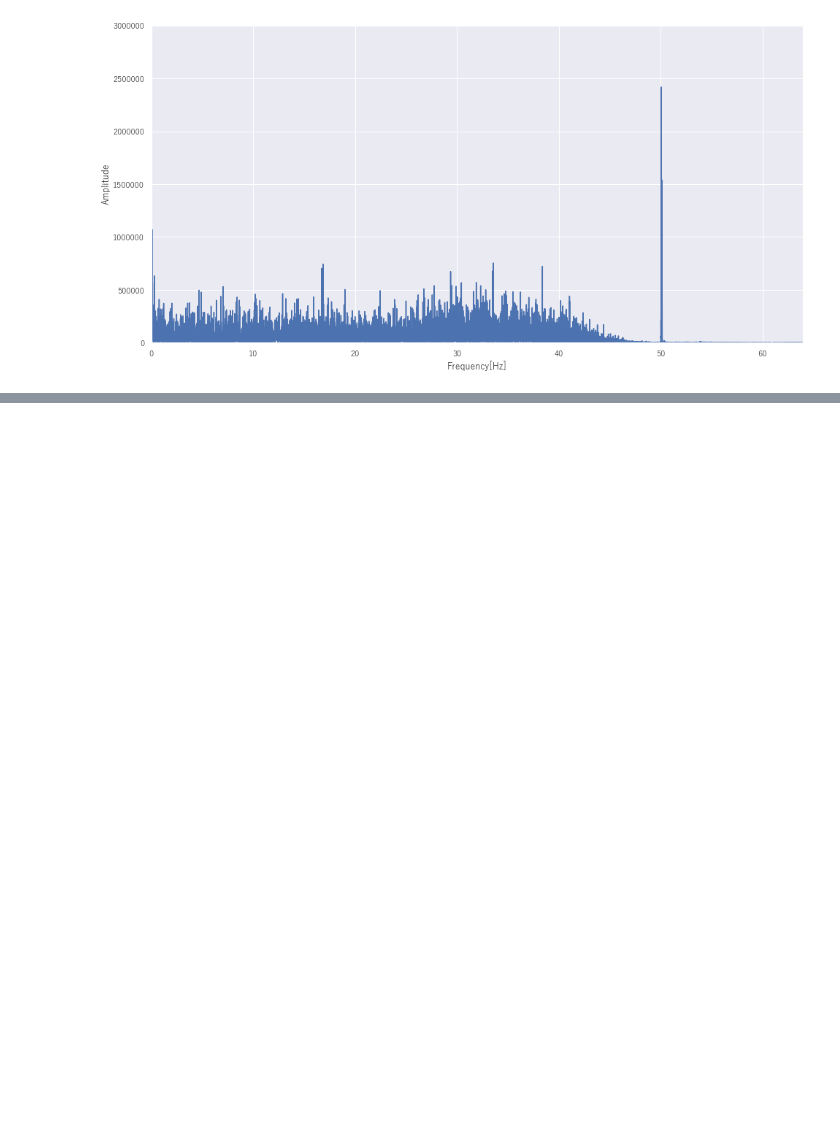
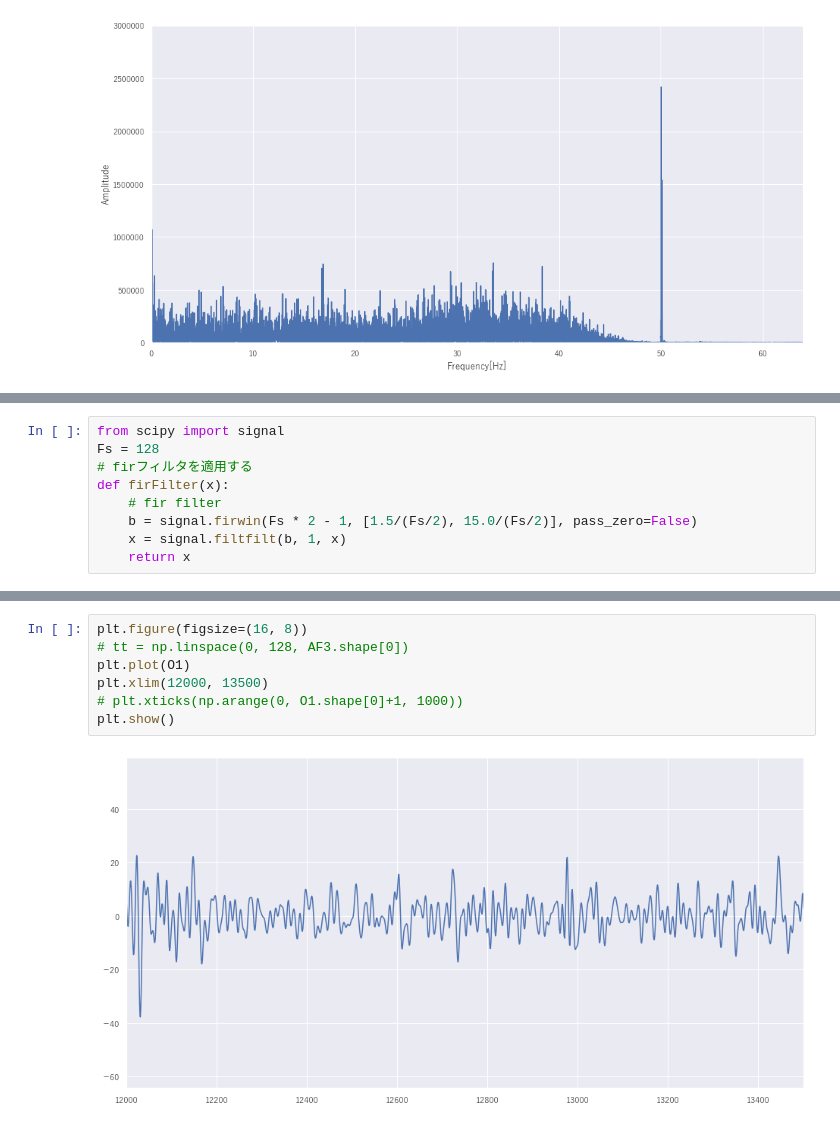
Before and after one commit to nekketsu2010/BSA_Lab, a Jupyter notebook: いろいろ/Untitled.ipynb, the cells around one changed output, grey strips where cells are left out. Saved outputs shown, nothing was run; the diff lists cells and outputs as text; blank space fills up the shorter version.

```diff
--- a/いろいろ/Untitled.ipynb
+++ b/いろいろ/Untitled.ipynb
@@ -50,0 +95,9 @@ plt.show()
+# %%
+from scipy import signal
+Fs = 128
+# firフィルタを適用する
+def firFilter(x):
+    # fir filter
+    b = signal.firwin(Fs * 2 - 1, [1.5/(Fs/2), 15.0/(Fs/2)], pass_zero=False)
+    x = signal.filtfilt(b, 1, x)
+    return x
@@ -50,0 +110,9 @@ plt.show()
+# %%
+plt.figure(figsize=(16, 8))
+# tt = np.linspace(0, 128, AF3.shape[0])
+plt.plot(O1)
+plt.xlim(12000, 13500)
+# plt.xticks(np.arange(0, O1.shape[0]+1, 1000))
+plt.show()
+# %% [output]
+[figure, added]
```
Also changed, not shown: parts of 8 cells of this notebook, 3 other files.
